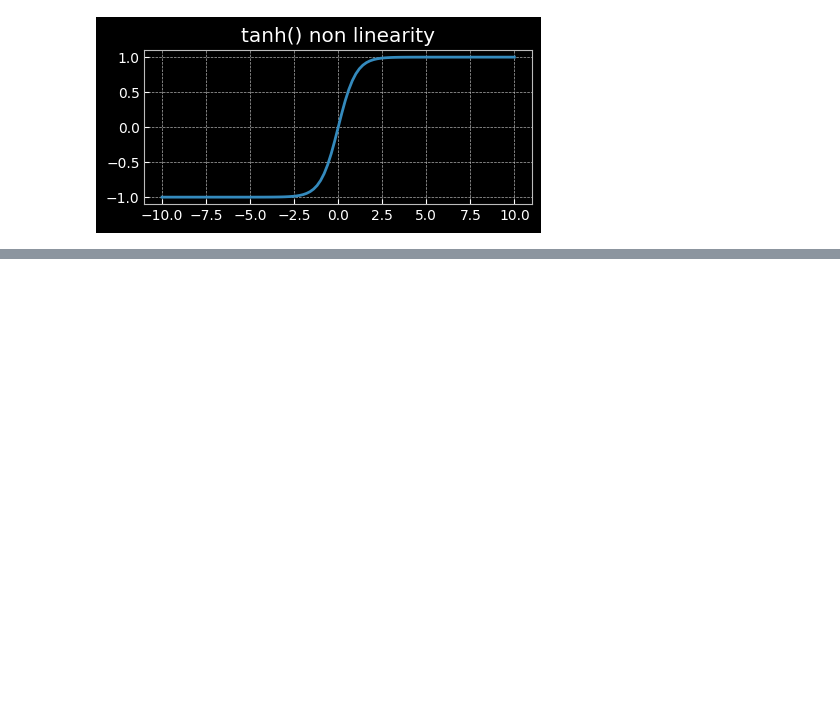
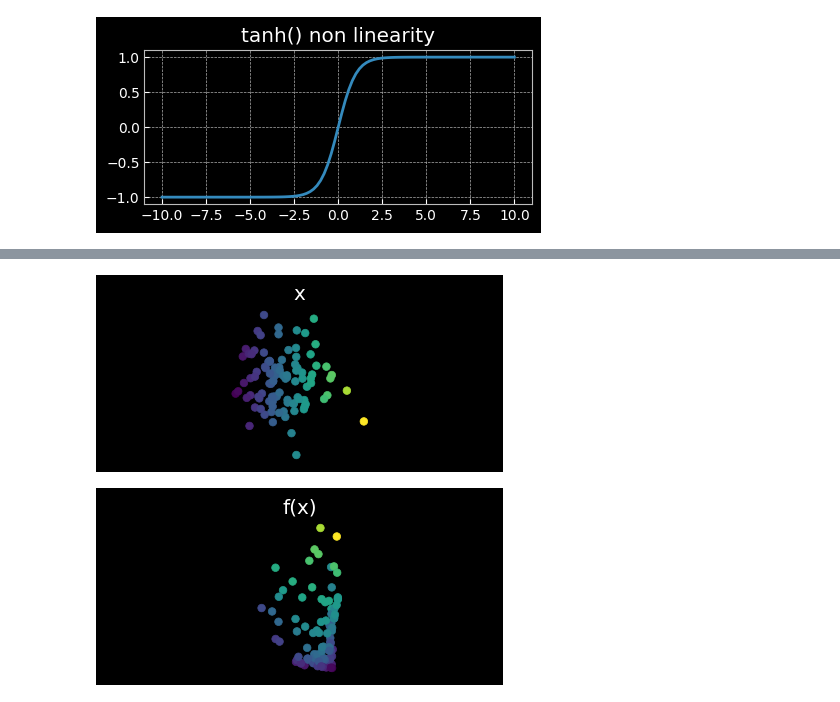
Before and after one commit to jean-kunz/my_micrograd, a Jupyter notebook: notebooks/nn_viz.ipynb, the cells around one changed output, grey strips where cells are left out. Saved outputs shown, nothing was run; the diff lists cells and outputs as text; code cells hidden in the pictures; blank space fills up the shorter version.

```diff
--- a/notebooks/nn_viz.ipynb
+++ b/notebooks/nn_viz.ipynb
@@ -147,0 +148,27 @@ show_tanh(X,s=1000)
+# %%
+show_scatterplot(X, colors, title='x')
+n_hidden = 5
+
+# NL = nn.ReLU()
+NL = nn.Tanh()
+
+
+# create 1-layer neural networks with random weights
+model = nn.Sequential(
+        nn.Linear(2, n_hidden),
+        NL,
+        nn.Linear(n_hidden, n_hidden),
+        NL,
+        nn.Linear(n_hidden, n_hidden),
+        NL,
+        nn.Linear(n_hidden, n_hidden),
+        NL,
+        nn.Linear(n_hidden, 2)
+    )
+model.to(device)
+with torch.no_grad():
+    Y = model(X)
+show_scatterplot(Y, colors, title='f(x)')
+# %% [output]
+[figure, added]
+[figure, added]
```
Also changed, not shown: parts of 3 cells of this notebook, 2 other files.
